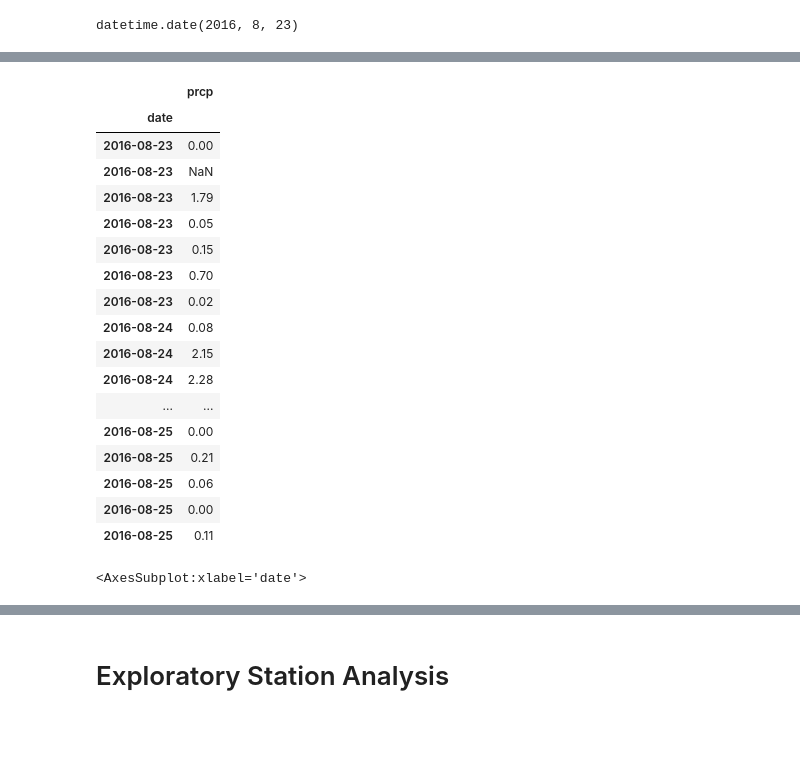
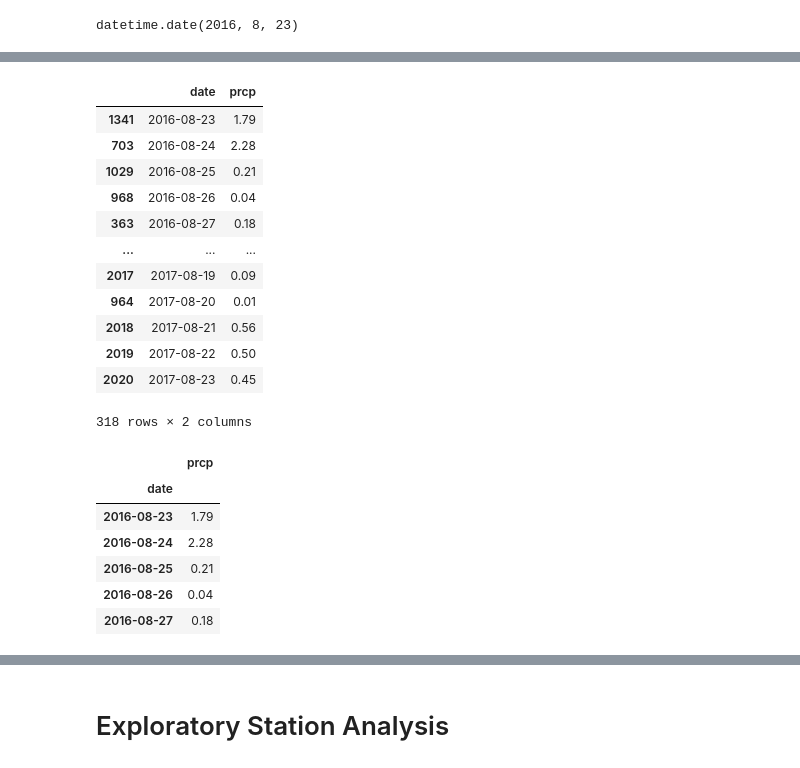
Before and after one commit to RZHANG2021/sqlalchemy-challenge, a Jupyter notebook: climate_starter.ipynb, the cells around one changed output, grey strips where cells are left out. Cells and saved outputs as stored; diff of their text form; code cells hidden in the pictures; blank space fills up the shorter version.

```diff
--- a/climate_starter.ipynb
+++ b/climate_starter.ipynb
@@ -129,26 +117,0 @@ date_precipitation.head()
-# %%
-date_precipitation = date_precipitation.sort_index(ascending=True)
-date_precipitation.head(20)
-# %% [output]
-|  | prcp |
-| date |  |
-| 2016-08-23 | 0.00 |
-| 2016-08-23 | NaN |
-| 2016-08-23 | 1.79 |
-| 2016-08-23 | 0.05 |
-| 2016-08-23 | 0.15 |
-| 2016-08-23 | 0.70 |
-| 2016-08-23 | 0.02 |
-| 2016-08-24 | 0.08 |
-| 2016-08-24 | 2.15 |
-| 2016-08-24 | 2.28 |
-| ... | ... |
-| 2016-08-25 | 0.00 |
-| 2016-08-25 | 0.21 |
-| 2016-08-25 | 0.06 |
-| 2016-08-25 | 0.00 |
-| 2016-08-25 | 0.11 |
-# %%
-date_precipitation.plot(kind='bar')
-# %% [output]
-<AxesSubplot:xlabel='date'>
@@ -171,0 +118,37 @@ date_precipitation.plot(kind='bar')
+# %%
+# Save the query results as a Pandas DataFrame,
+date_precipitation=pd.DataFrame(date_precipitation)
+
+# sort the df by date in ascending order and prcp by descending order
+date_precipitation = date_precipitation.sort_values(["date", "prcp"], ascending = (True,False ))
+
+# drop duplicates by date and only leave the maximum prcp
+date_precipitation=date_precipitation.drop_duplicates(subset='date', keep="first")
+date_precipitation
+# %% [output]
+|  | date | prcp |
+| 1341 | 2016-08-23 | 1.79 |
+| 703 | 2016-08-24 | 2.28 |
+| 1029 | 2016-08-25 | 0.21 |
+| 968 | 2016-08-26 | 0.04 |
+| 363 | 2016-08-27 | 0.18 |
+| ... | ... | ... |
+| 2017 | 2017-08-19 | 0.09 |
+| 964 | 2017-08-20 | 0.01 |
+| 2018 | 2017-08-21 | 0.56 |
+| 2019 | 2017-08-22 | 0.50 |
+| 2020 | 2017-08-23 | 0.45 |
+318 rows × 2 columns
+# %%
+# reset the date as the index
+index_date=date_precipitation.set_index('date')
+
+index_date.head(5)
+# %% [output]
+|  | prcp |
+| date |  |
+| 2016-08-23 | 1.79 |
+| 2016-08-24 | 2.28 |
+| 2016-08-25 | 0.21 |
+| 2016-08-26 | 0.04 |
+| 2016-08-27 | 0.18 |
```
Also changed, not shown: parts of 14 cells of this notebook.
